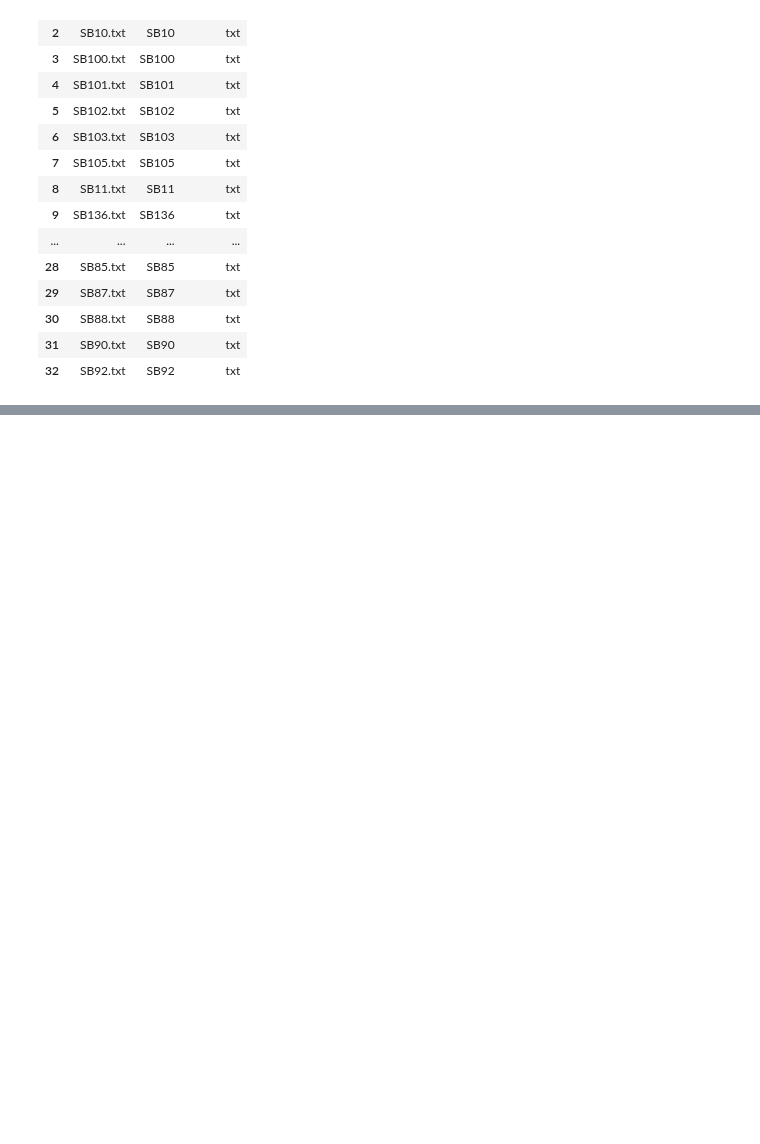
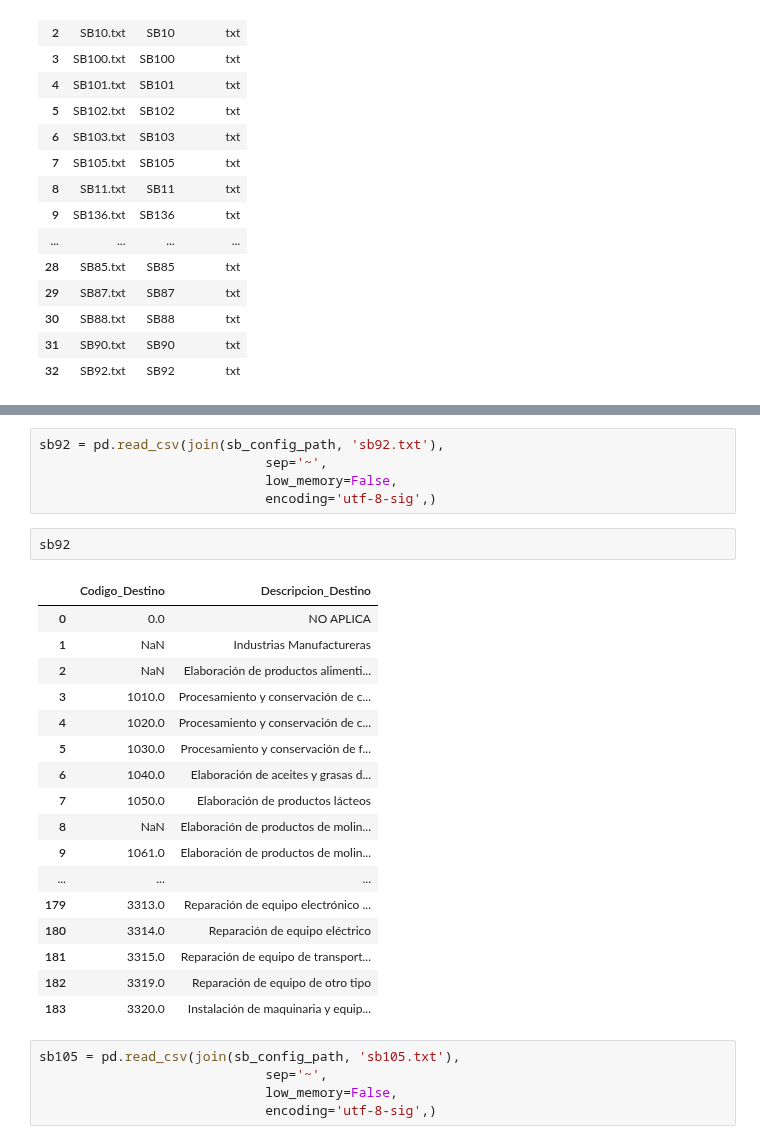
Before and after one commit to BAXTOR95/at-lrr, a Jupyter notebook: backend/app/jupyter_notebooks/Test.ipynb, the cells around one changed output, grey strips where cells are left out. Drawn from its saved outputs; the diff is of its cells as text; blank space fills up the shorter version.

```diff
--- a/backend/app/jupyter_notebooks/Test.ipynb
+++ b/backend/app/jupyter_notebooks/Test.ipynb
@@ -32,0 +118,30 @@ sb_files
+# %%
+sb92 = pd.read_csv(join(sb_config_path, 'sb92.txt'),
+                             sep='~',
+                             low_memory=False,
+                             encoding='utf-8-sig',)
+# %%
+sb92
+# %% [output]
+|  | Codigo_Destino | Descripcion_Destino |
+| 0 | 0.0 | NO APLICA |
+| 1 | NaN | Industrias Manufactureras |
+| 2 | NaN | Elaboración de productos alimenti... |
+| 3 | 1010.0 | Procesamiento y conservación de c... |
+| 4 | 1020.0 | Procesamiento y conservación de c... |
+| 5 | 1030.0 | Procesamiento y conservación de f... |
+| 6 | 1040.0 | Elaboración de aceites y grasas d... |
+| 7 | 1050.0 | Elaboración de productos lácteos |
+| 8 | NaN | Elaboración de productos de molin... |
+| 9 | 1061.0 | Elaboración de productos de molin... |
+| ... | ... | ... |
+| 179 | 3313.0 | Reparación de equipo electrónico ... |
+| 180 | 3314.0 | Reparación de equipo eléctrico |
+| 181 | 3315.0 | Reparación de equipo de transport... |
+| 182 | 3319.0 | Reparación de equipo de otro tipo |
+| 183 | 3320.0 | Instalación de maquinaria y equip... |
+# %%
+sb105 = pd.read_csv(join(sb_config_path, 'sb105.txt'),
+                             sep='~',
+                             low_memory=False,
+                             encoding='utf-8-sig',)
```
Also changed, not shown: parts of 12 cells of this notebook, 10 other files.
